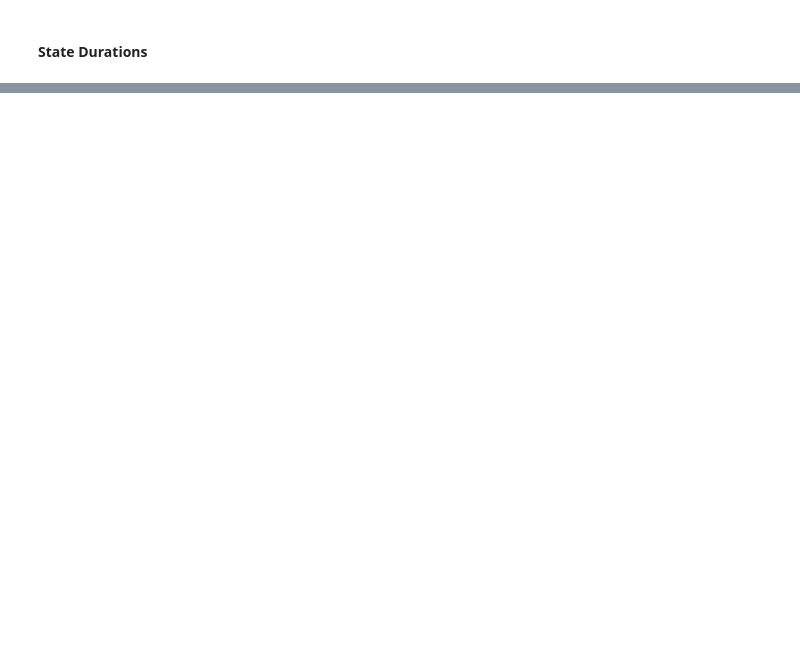
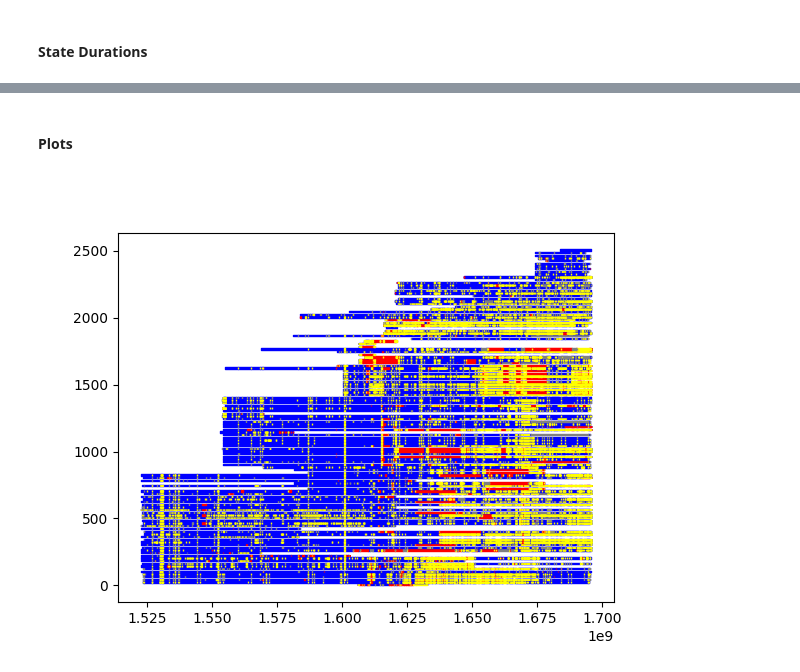
Before and after one commit to b-dagostino/charger-reliability, a Jupyter notebook: notebooks/bdag.ipynb, the cells around one changed output, grey strips where cells are left out. Saved outputs shown, nothing was run; the diff lists cells and outputs as text; code cells hidden in the pictures; blank space fills up the shorter version.

```diff
--- a/notebooks/bdag.ipynb
+++ b/notebooks/bdag.ipynb
@@ -342 +376,37 @@ display(pd.concat([state_percentages.mean(), state_percentages.std()], axis=1, k
 | Total | 100.000000 | 0.000000 |
+# %% [markdown]
+#### **Plots**
+# %%
+state_to_plot_map = {
+    'Available': {
+        'color': 'blue'
+    },
+    'Faulted': {
+        'color': 'red'
+    },
+    'Unreachable': {
+        'color': 'yellow'
+    },
+    'Unavailable': {
+        'color': 'grey'
+    },
+    'Unknown': {
+        'color': 'black'
+    }
+}
+
+%matplotlib widget
+fig, ax = plt.subplots()
+
+for i, mac in enumerate(state_history['MAC Address'].unique()):
+    for state, properties in state_to_plot_map.items():
+        state_periods = state_history[(state_history['MAC Address'] == mac) & (state_history.State == state)]
+        xranges = [(row.Start.timestamp(), row.Duration.total_seconds()) for _, row in state_periods.iterrows()]
+        # display(xranges)
+        ax.broken_barh(xranges, (i*20, 10), color=properties['color'])
+
+locs = ax.get_xticks()
+labels = list(map(lambda loc: pd.Timestamp(loc, unit='s', tz='US/Pacific'), locs))
+# ax.set_xticks(locs, labels, rotation=270);
+# %% [output]
+[figure, added]
```
Also changed, not shown: parts of 10 cells of this notebook, 1 other file.
